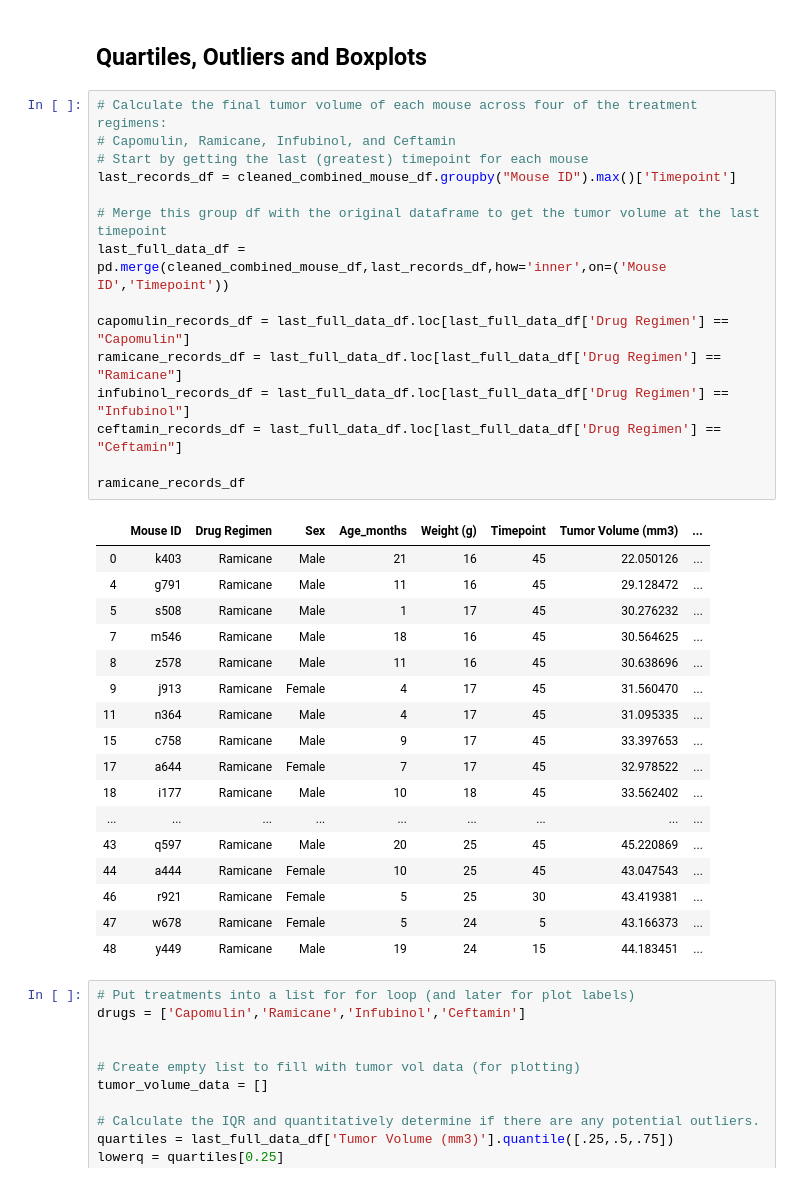
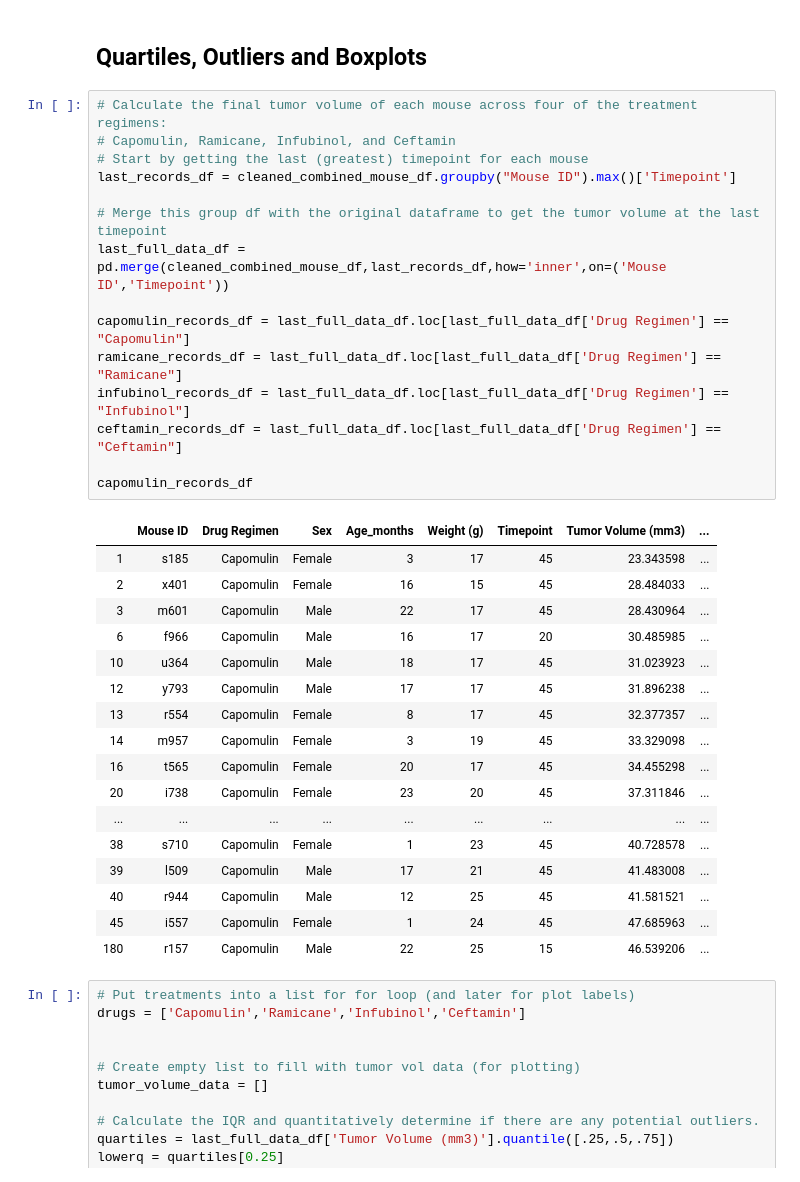
Before and after one commit to blt1339/matplotlib-challenge, a Jupyter notebook: Pymaceuticals/pymaceuticals.ipynb, the cells around one changed output. Cells and saved outputs as stored; diff of their text form.

```diff
--- a/Pymaceuticals/pymaceuticals.ipynb
+++ b/Pymaceuticals/pymaceuticals.ipynb
@@ -241,36 +241,36 @@ plt.show()
 # %%
 # Calculate the final tumor volume of each mouse across four of the treatment regimens:
 # Capomulin, Ramicane, Infubinol, and Ceftamin
 # Start by getting the last (greatest) timepoint for each mouse
 last_records_df = cleaned_combined_mouse_df.groupby("Mouse ID").max()['Timepoint']
 
 # Merge this group df with the original dataframe to get the tumor volume at the last timepoint
 last_full_data_df = pd.merge(cleaned_combined_mouse_df,last_records_df,how='inner',on=('Mouse ID','Timepoint'))
 
 capomulin_records_df = last_full_data_df.loc[last_full_data_df['Drug Regimen'] == "Capomulin"]
 ramicane_records_df = last_full_data_df.loc[last_full_data_df['Drug Regimen'] == "Ramicane"]
 infubinol_records_df = last_full_data_df.loc[last_full_data_df['Drug Regimen'] == "Infubinol"]
 ceftamin_records_df = last_full_data_df.loc[last_full_data_df['Drug Regimen'] == "Ceftamin"]
 
-ramicane_records_df
+capomulin_records_df
 # %% [output]
 |  | Mouse ID | Drug Regimen | Sex | Age_months | Weight (g) | Timepoint | Tumor Volume (mm3) | ... |
-| 0 | k403 | Ramicane | Male | 21 | 16 | 45 | 22.050126 | ... |
-| 4 | g791 | Ramicane | Male | 11 | 16 | 45 | 29.128472 | ... |
-| 5 | s508 | Ramicane | Male | 1 | 17 | 45 | 30.276232 | ... |
-| 7 | m546 | Ramicane | Male | 18 | 16 | 45 | 30.564625 | ... |
-| 8 | z578 | Ramicane | Male | 11 | 16 | 45 | 30.638696 | ... |
-| 9 | j913 | Ramicane | Female | 4 | 17 | 45 | 31.560470 | ... |
-| 11 | n364 | Ramicane | Male | 4 | 17 | 45 | 31.095335 | ... |
-| 15 | c758 | Ramicane | Male | 9 | 17 | 45 | 33.397653 | ... |
-| 17 | a644 | Ramicane | Female | 7 | 17 | 45 | 32.978522 | ... |
-| 18 | i177 | Ramicane | Male | 10 | 18 | 45 | 33.562402 | ... |
+| 1 | s185 | Capomulin | Female | 3 | 17 | 45 | 23.343598 | ... |
+| 2 | x401 | Capomulin | Female | 16 | 15 | 45 | 28.484033 | ... |
+| 3 | m601 | Capomulin | Male | 22 | 17 | 45 | 28.430964 | ... |
+| 6 | f966 | Capomulin | Male | 16 | 17 | 20 | 30.485985 | ... |
+| 10 | u364 | Capomulin | Male | 18 | 17 | 45 | 31.023923 | ... |
+| 12 | y793 | Capomulin | Male | 17 | 17 | 45 | 31.896238 | ... |
+| 13 | r554 | Capomulin | Female | 8 | 17 | 45 | 32.377357 | ... |
+| 14 | m957 | Capomulin | Female | 3 | 19 | 45 | 33.329098 | ... |
+| 16 | t565 | Capomulin | Female | 20 | 17 | 45 | 34.455298 | ... |
+| 20 | i738 | Capomulin | Female | 23 | 20 | 45 | 37.311846 | ... |
 | ... | ... | ... | ... | ... | ... | ... | ... | ... |
-| 43 | q597 | Ramicane | Male | 20 | 25 | 45 | 45.220869 | ... |
-| 44 | a444 | Ramicane | Female | 10 | 25 | 45 | 43.047543 | ... |
-| 46 | r921 | Ramicane | Female | 5 | 25 | 30 | 43.419381 | ... |
-| 47 | w678 | Ramicane | Female | 5 | 24 | 5 | 43.166373 | ... |
-| 48 | y449 | Ramicane | Male | 19 | 24 | 15 | 44.183451 | ... |
+| 38 | s710 | Capomulin | Female | 1 | 23 | 45 | 40.728578 | ... |
+| 39 | l509 | Capomulin | Male | 17 | 21 | 45 | 41.483008 | ... |
+| 40 | r944 | Capomulin | Male | 12 | 25 | 45 | 41.581521 | ... |
+| 45 | i557 | Capomulin | Female | 1 | 24 | 45 | 47.685963 | ... |
+| 180 | r157 | Capomulin | Male | 22 | 25 | 15 | 46.539206 | ... |
 # %%
 # Put treatments into a list for for loop (and later for plot labels)
 drugs = ['Capomulin','Ramicane','Infubinol','Ceftamin']
```
Also changed, not shown: parts of 3 cells of this notebook.
